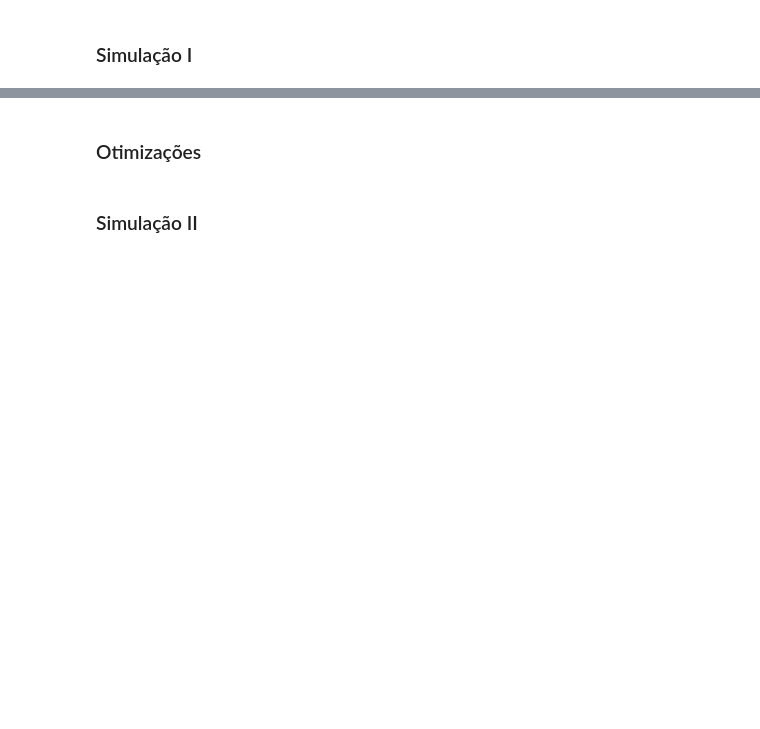
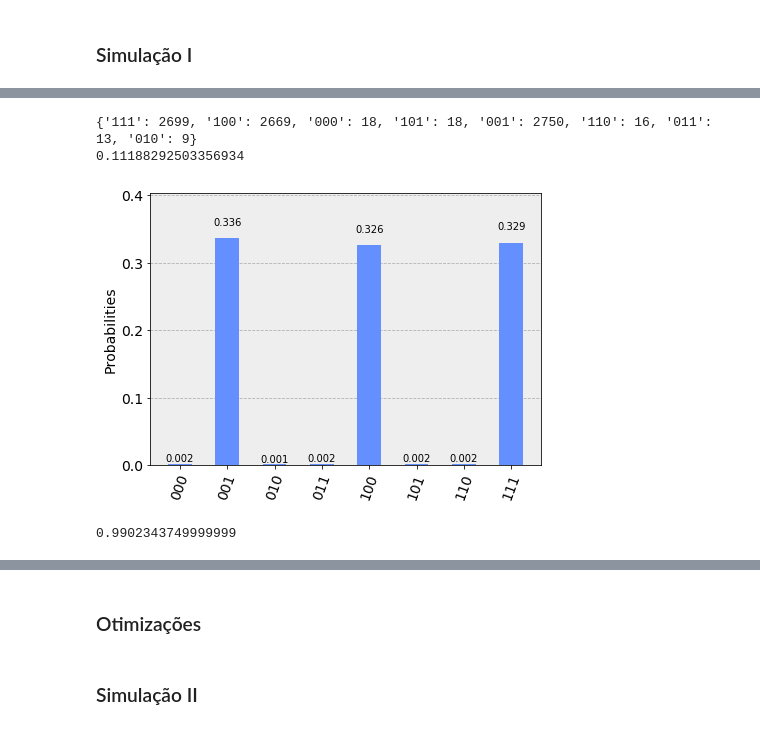
Before and after one commit to debfdias/projCQ, a Jupyter notebook: projCQ.ipynb, the cells around one changed output, grey strips where cells are left out. Drawn from its saved outputs; the diff is of its cells as text; code cells hidden in the pictures; blank space fills up the shorter version.

```diff
--- a/projCQ.ipynb
+++ b/projCQ.ipynb
@@ -157,0 +362,20 @@ plot_histogram(counts)
+# %%
+backend = BasicAer.get_backend('qasm_simulator')
+
+result = execute(groverCircuit, backend, shots = 8192,  optimization_level=3).result()
+counts = result.get_counts(0)
+print(counts)
+print(result.time_taken)
+
+plot_histogram(counts)
+# %% [output]
+{'111': 2699, '100': 2669, '000': 18, '101': 18, '001': 2750, '110': 16, '011': 13, '010': 9}
+0.11188292503356934
+[figure, added]
+# %%
+N = 8
+M = 3
+conta = m.sin( (2*3+1)*m.asin( (M/N)**(1/2) ) )**2
+print(conta)
+# %% [output]
+0.9902343749999999
```
Also changed, not shown: parts of 21 cells of this notebook.
